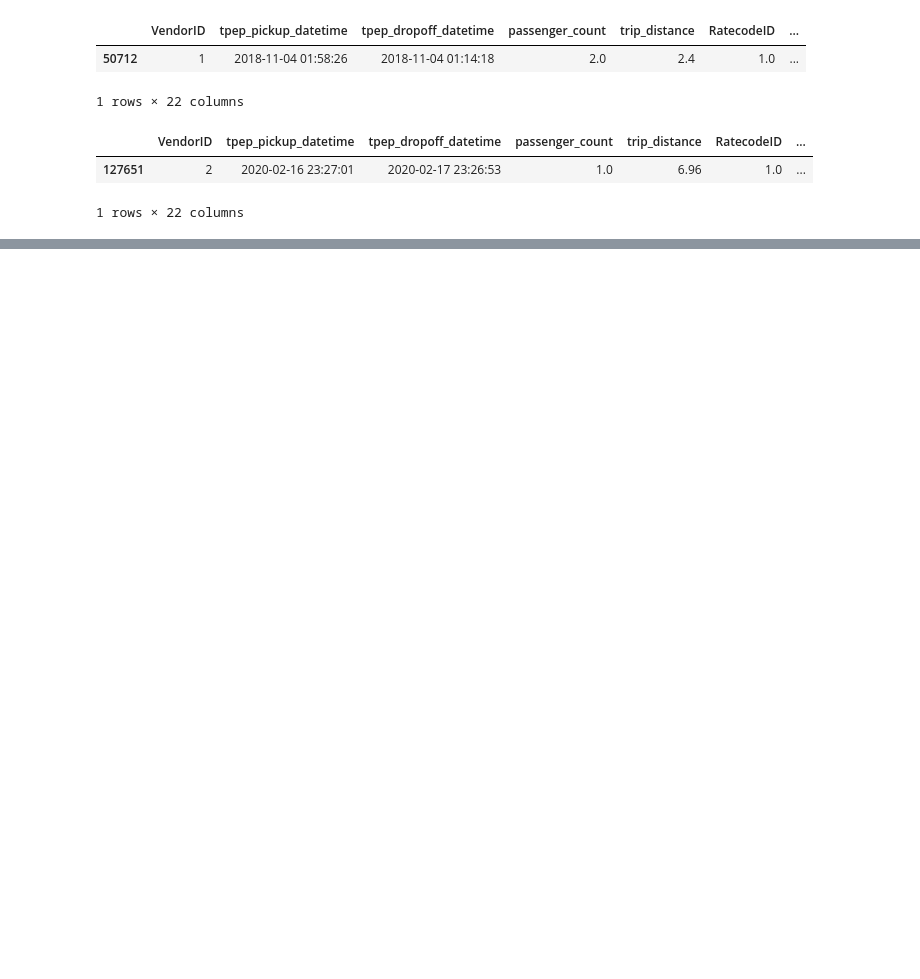
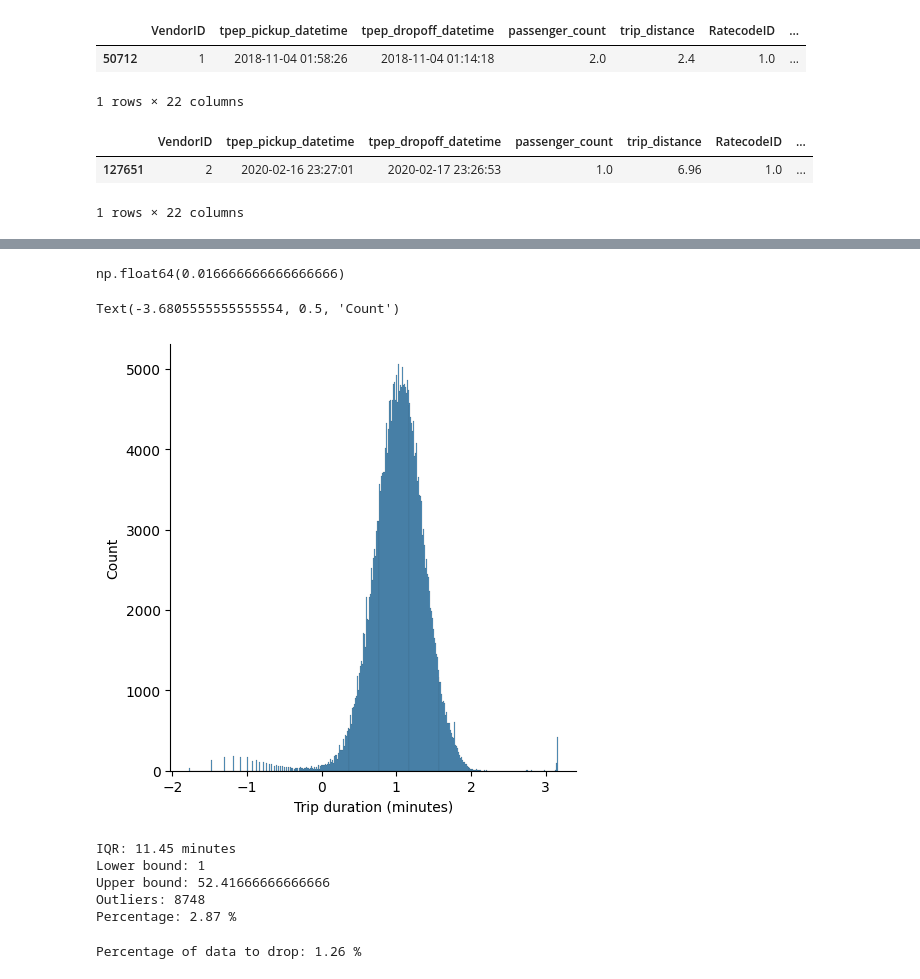
Before and after one commit to VicColombo/yellow_taxi_analysis, a Jupyter notebook: analysis.ipynb, the cells around one changed output, grey strips where cells are left out. Drawn from its saved outputs; the diff is of its cells as text; code cells hidden in the pictures; blank space fills up the shorter version.

```diff
--- a/analysis.ipynb
+++ b/analysis.ipynb
@@ -114,0 +159,37 @@ data[data['conv_trip_duration']=='0 days 23:59:52']
+# %%
+data['conv_trip_duration'].min()
+# %% [output]
+np.float64(0.016666666666666666)
+# %%
+sns.displot(np.log10(data.conv_trip_duration), kde = False)
+plt.xlabel("Trip duration (minutes)")
+plt.ylabel("Count")
+plt.title("Histogram of the trip duration")
+# %% [output]
+Text(-3.6805555555555554, 0.5, 'Count')
+[figure, added]
+# %%
+# measure upper bound outliers with IQR method, set a manual lower bound of 1 minute
+iqr = data['conv_trip_duration'].quantile(0.75)-data['conv_trip_duration'].quantile(0.25)
+
+lower_bound = 1
+upper_bound = data['conv_trip_duration'].quantile(0.75) + 3 * iqr
+
+outliers = data[
+    (data['conv_trip_duration'] < lower_bound) |
+    (data['conv_trip_duration'] > upper_bound)
+]
+
+outlier_proportion = len(outliers) / len(data)
+
+print('IQR:', iqr, 'minutes')
+print('Lower bound:', lower_bound)
+print('Upper bound:', upper_bound)
+print('Outliers:', len(outliers))
+print('Percentage:', round((len(outliers) / len(data))*100,2), '%')
+# %% [output]
+IQR: 11.45 minutes
+Lower bound: 1
+Upper bound: 52.41666666666666
+Outliers: 8748
+Percentage: 2.87 %
@@ -114,0 +200,4 @@ data[data['conv_trip_duration']=='0 days 23:59:52']
+# %%
+print('Percentage of data to drop:', round(((ub+lb) / len(data))*100,2), '%')
+# %% [output]
+Percentage of data to drop: 1.26 %
```
Also changed, not shown: parts of 80 cells of this notebook.
